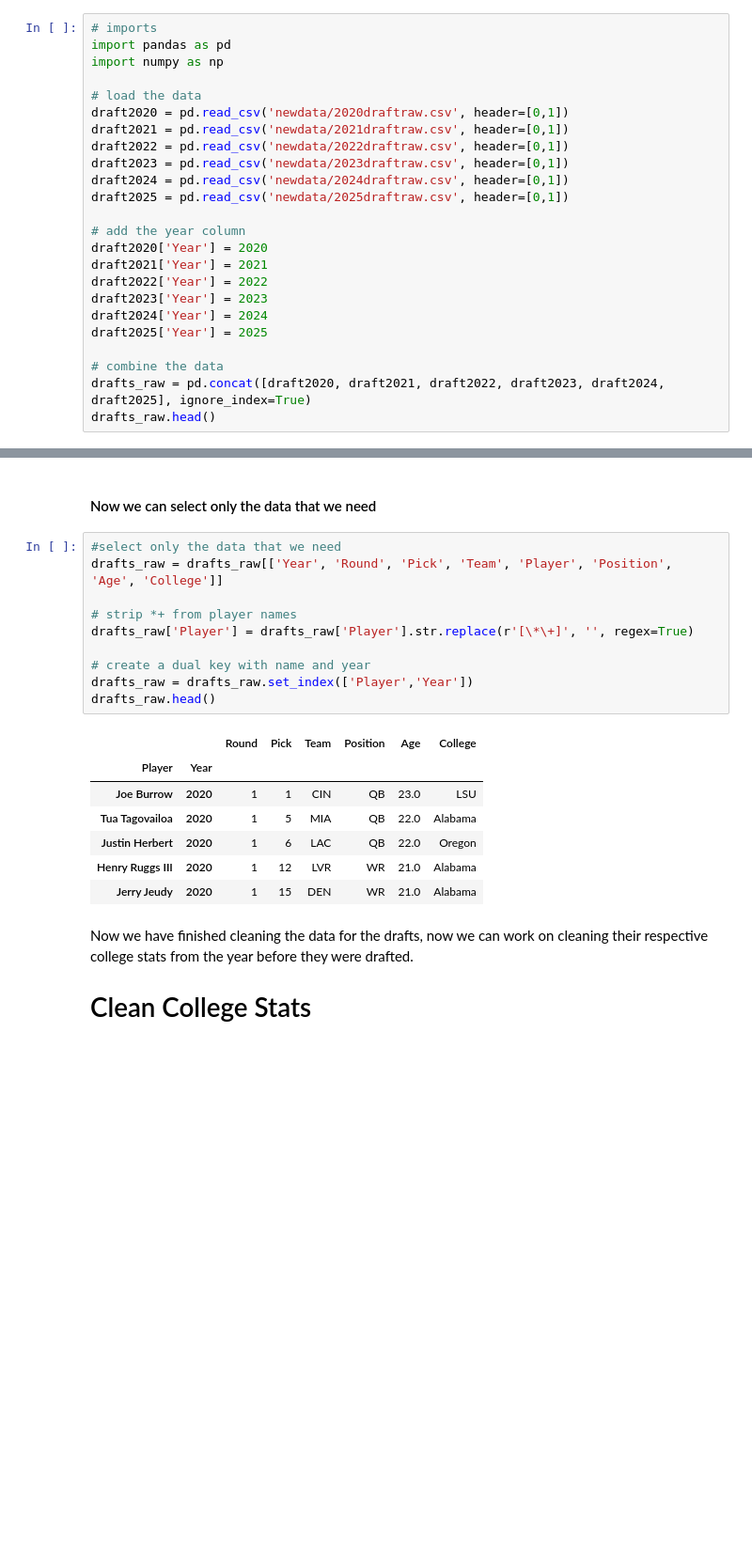
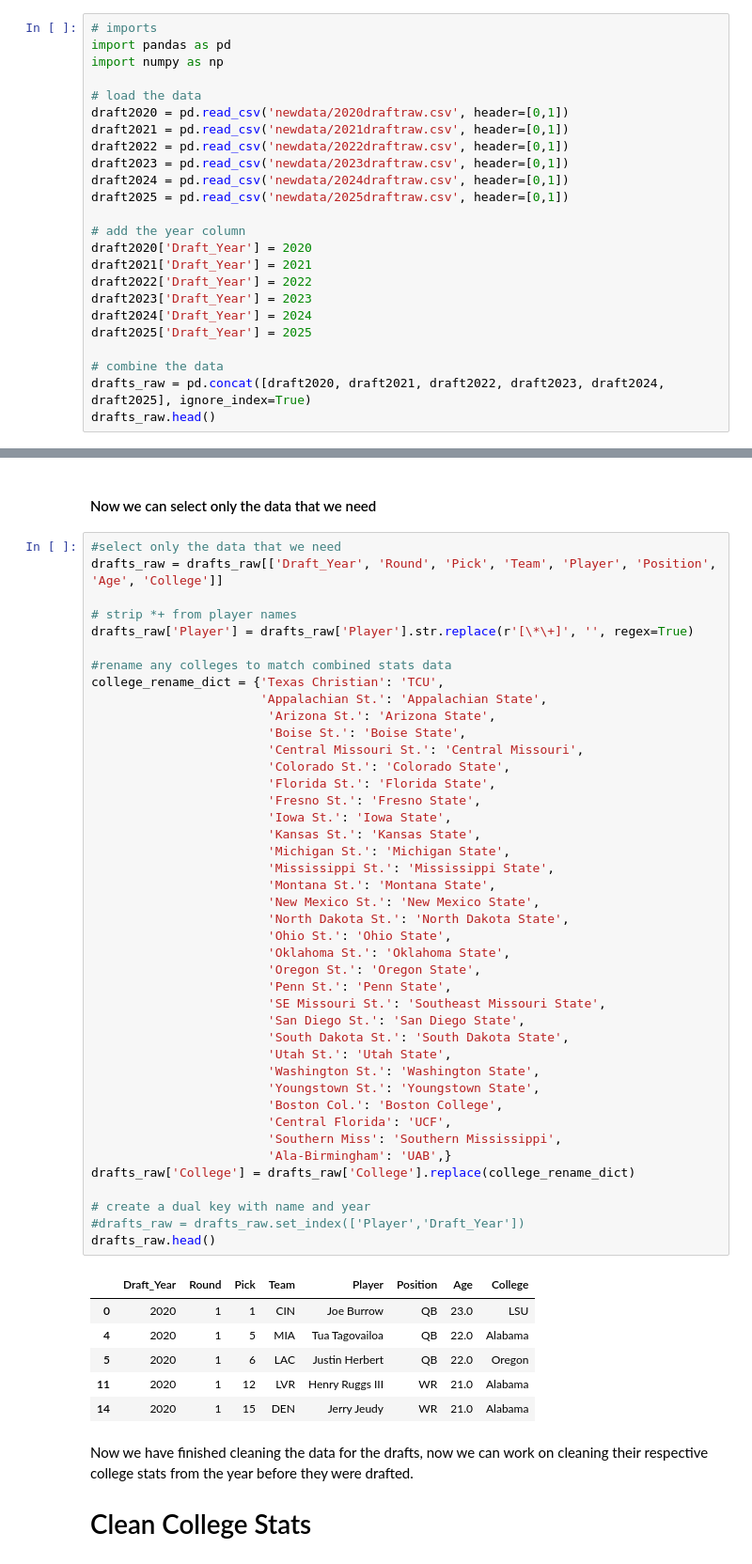
Before and after one commit to TrevBunch/DS-340W-Project, a Jupyter notebook: clean_rookies.ipynb, the cells around one changed output, grey strips where cells are left out. Shown at 94% size. Saved outputs shown, nothing was run; the diff lists cells and outputs as text; blank space fills up the shorter version.

Commit message:
Finished with cleaning rookie data

```diff
--- a/clean_rookies.ipynb
+++ b/clean_rookies.ipynb
@@ -16,12 +16,12 @@ draft2024 = pd.read_csv('newdata/2024draftraw.csv', header=[0,1])
 draft2025 = pd.read_csv('newdata/2025draftraw.csv', header=[0,1])
 
 # add the year column
-draft2020['Year'] = 2020
-draft2021['Year'] = 2021
-draft2022['Year'] = 2022
-draft2023['Year'] = 2023
-draft2024['Year'] = 2024
-draft2025['Year'] = 2025
+draft2020['Draft_Year'] = 2020
+draft2021['Draft_Year'] = 2021
+draft2022['Draft_Year'] = 2022
+draft2023['Draft_Year'] = 2023
+draft2024['Draft_Year'] = 2024
+draft2025['Draft_Year'] = 2025
 
 # combine the data
 drafts_raw = pd.concat([draft2020, draft2021, draft2022, draft2023, draft2024, draft2025], ignore_index=True)
@@ -82,22 +83,53 @@ Index(['Round', 'Pick', 'Team', 'Player', 'Position', 'Age',
 #### Now we can select only the data that we need
 # %%
 #select only the data that we need
-drafts_raw = drafts_raw[['Year', 'Round', 'Pick', 'Team', 'Player', 'Position', 'Age', 'College']]
+drafts_raw = drafts_raw[['Draft_Year', 'Round', 'Pick', 'Team', 'Player', 'Position', 'Age', 'College']]
 
 # strip *+ from player names
 drafts_raw['Player'] = drafts_raw['Player'].str.replace(r'[\*\+]', '', regex=True)
 
+#rename any colleges to match combined stats data
+college_rename_dict = {'Texas Christian': 'TCU',
+                       'Appalachian St.': 'Appalachian State',
+                        'Arizona St.': 'Arizona State',
+                        'Boise St.': 'Boise State',
+                        'Central Missouri St.': 'Central Missouri',
+                        'Colorado St.': 'Colorado State',
+                        'Florida St.': 'Florida State',
+                        'Fresno St.': 'Fresno State',
+                        'Iowa St.': 'Iowa State',
+                        'Kansas St.': 'Kansas State',
+                        'Michigan St.': 'Michigan State',
+                        'Mississippi St.': 'Mississippi State',
+                        'Montana St.': 'Montana State',
+                        'New Mexico St.': 'New Mexico State',
+                        'North Dakota St.': 'North Dakota State',
+                        'Ohio St.': 'Ohio State',
+                        'Oklahoma St.': 'Oklahoma State',
+                        'Oregon St.': 'Oregon State',
+                        'Penn St.': 'Penn State',
+                        'SE Missouri St.': 'Southeast Missouri State',
+                        'San Diego St.': 'San Diego State',
+                        'South Dakota St.': 'South Dakota State',
+                        'Utah St.': 'Utah State',
+                        'Washington St.': 'Washington State',
+                        'Youngstown St.': 'Youngstown State',
+                        'Boston Col.': 'Boston College',
+                        'Central Florida': 'UCF',
+                        'Southern Miss': 'Southern Mississippi',
+                        'Ala-Birmingham': 'UAB',}
+drafts_raw['College'] = drafts_raw['College'].replace(college_rename_dict)
+
 # create a dual key with name and year
-drafts_raw = drafts_raw.set_index(['Player','Year'])
+#drafts_raw = drafts_raw.set_index(['Player','Draft_Year'])
 drafts_raw.head()
 # %% [output]
-|  |  | Round | Pick | Team | Position | Age | College |
-| Player | Year |  |  |  |  |  |  |
-| Joe Burrow | 2020 | 1 | 1 | CIN | QB | 23.0 | LSU |
-| Tua Tagovailoa | 2020 | 1 | 5 | MIA | QB | 22.0 | Alabama |
-| Justin Herbert | 2020 | 1 | 6 | LAC | QB | 22.0 | Oregon |
-| Henry Ruggs III | 2020 | 1 | 12 | LVR | WR | 21.0 | Alabama |
-| Jerry Jeudy | 2020 | 1 | 15 | DEN | WR | 21.0 | Alabama |
+|  | Draft_Year | Round | Pick | Team | Player | Position | Age | College |
+| 0 | 2020 | 1 | 1 | CIN | Joe Burrow | QB | 23.0 | LSU |
+| 4 | 2020 | 1 | 5 | MIA | Tua Tagovailoa | QB | 22.0 | Alabama |
+| 5 | 2020 | 1 | 6 | LAC | Justin Herbert | QB | 22.0 | Oregon |
+| 11 | 2020 | 1 | 12 | LVR | Henry Ruggs III | WR | 21.0 | Alabama |
+| 14 | 2020 | 1 | 15 | DEN | Jerry Jeudy | WR | 21.0 | Alabama |
 # %% [markdown]
 Now we have finished cleaning the data for the drafts, now we can work on cleaning their respective college stats from the year before they were drafted.
 
```
Also changed, not shown: parts of 13 cells of this notebook, 7 other files.
